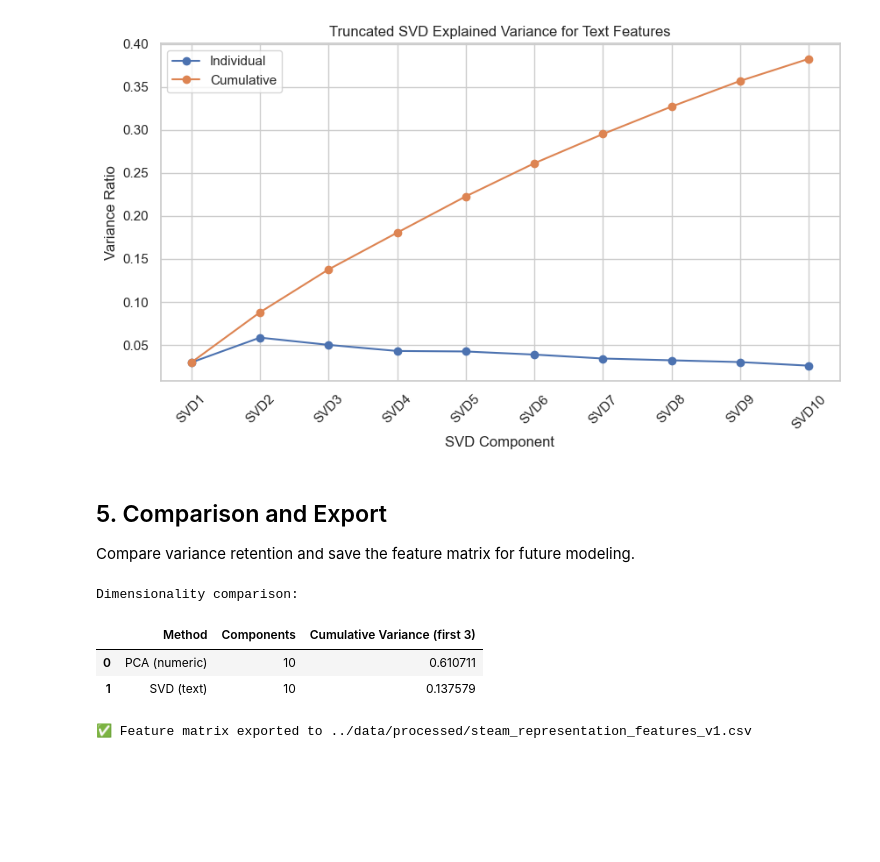
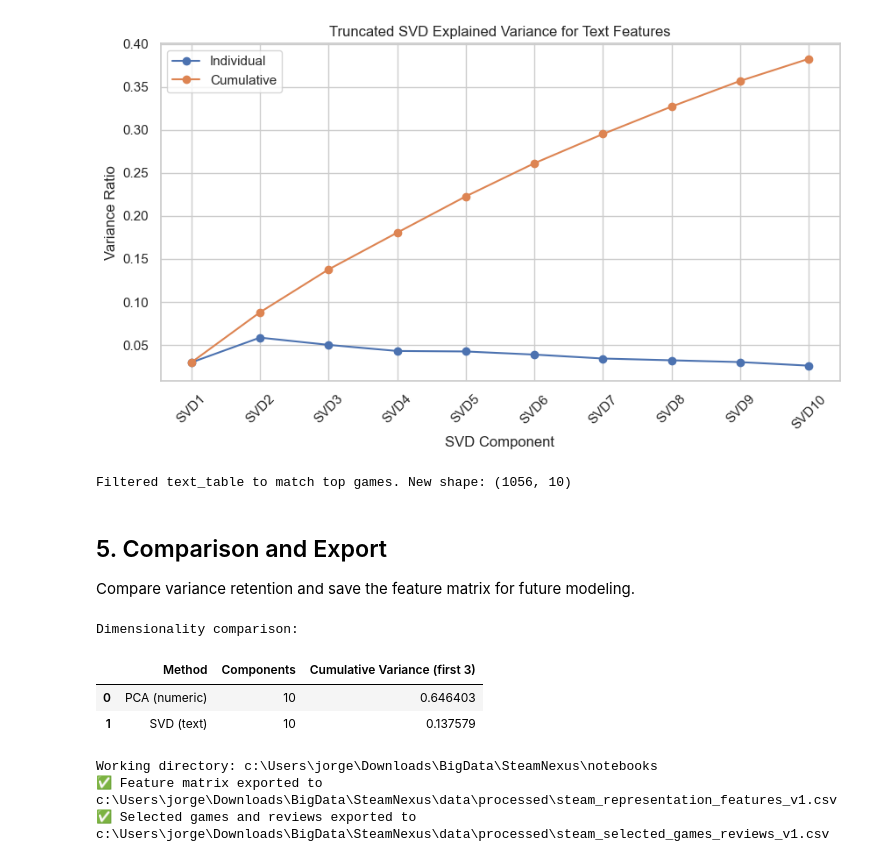
Before and after one commit to AbigailBG153/BigData, a Jupyter notebook: SteamNexus/notebooks/04_representation_dimensionality_v1.ipynb, the cells around one changed output. Cells and saved outputs as stored; diff of their text form; code cells hidden in the pictures; blank space fills up the shorter version.

Commit message:
complete notebooks and report

```diff
--- a/SteamNexus/notebooks/04_representation_dimensionality_v1.ipynb
+++ b/SteamNexus/notebooks/04_representation_dimensionality_v1.ipynb
@@ -105,3 +135,10 @@ feature_table[['Price', 'Positive', 'Negative', 'Review_count', 'avg_review_scor
 | 2 | 4.99 | 21 | 3 | 0 | 0.0 | 0 | 0.0 | ... |
 | 3 | 8.99 | 0 | 0 | 0 | 0.0 | 0 | 0.0 | ... |
 | 4 | 4.99 | 0 | 0 | 0 | 0.0 | 0 | 0.0 | ... |
+# %%
+# Filter to games with reviews and select top 10,000 by review count to reduce dataset size
+feature_table = feature_table[feature_table['Review_count'] > 0].nlargest(10000, 'Review_count').reset_index(drop=True)
+
+print(f'Filtered to top 10,000 games by review count. New shape: {feature_table.shape}')
+print(f'Sample of filtered games:')
+feature_table[['Name', 'Review_count', 'Positive', 'Negative']].head()
@@ -263,6 +309,13 @@ Text-SVD explained variance:
 | 8 | SVD9 | 0.029847 | 0.356860 |
 | 9 | SVD10 | 0.025676 | 0.382537 |
 [figure]
+# %%
+# Filter text_table to match the filtered feature_table AppIDs
+text_table = text_table[text_table['AppID'].isin(feature_table['AppID'])].reset_index(drop=True)
+
+print(f'Filtered text_table to match top games. New shape: {text_table.shape}')
+# %% [output]
+Filtered text_table to match top games. New shape: (1056, 10)
 # %% [markdown]
 ## 5. Comparison and Export
 
@@ -270,26 +323,41 @@ Compare variance retention and save the feature matrix for future modeling.
 # %%
 comparison = pd.DataFrame({
     'Method': ['PCA (numeric)', 'SVD (text)'],
     'Components': [len(explained), len(svd_explained)],
     'Cumulative Variance (first 3)': [explained['Cumulative Variance'].iloc[2], svd_explained['Cumulative Variance'].iloc[2]]
 })
 
 print('Dimensionality comparison:')
 display(comparison)
 
+from pathlib import Path
+
 # Save the numeric feature table for later use
-output_dir = '../data/processed'
+output_dir = Path.cwd().parent / 'data' / 'processed'
+output_dir.mkdir(parents=True, exist_ok=True)
 feature_table_to_save = feature_table[
     ['AppID', 'Name', 'Price', 'Genres', 'Tags', 'Positive', 'Negative',
      'Review_count', 'avg_review_score', 'sum_review_votes', 'avg_review_votes',
      'Release_year', 'Genre_count', 'Tag_count', 'PC1', 'PC2']
 ]
-feature_table_to_save.to_csv(f'{output_dir}/steam_representation_features_v1.csv', index=False)
+feature_table_to_save.to_csv(output_dir / 'steam_representation_features_v1.csv', index=False)
 
-print(f'✅ Feature matrix exported to {output_dir}/steam_representation_features_v1.csv')
+# Save the selected review subset for the games used in this analysis
+review_ids = pd.to_numeric(feature_table['AppID'], errors='coerce').dropna().astype('Int64')
+selected_reviews = df_integrated.copy()
+selected_reviews['app_id_num'] = pd.to_numeric(selected_reviews['app_id'], errors='coerce').astype('Int64')
+selected_reviews = selected_reviews[selected_reviews['app_id_num'].isin(review_ids)].copy()
+selected_reviews = selected_reviews[df_integrated.columns.tolist()]
+selected_reviews.to_csv(output_dir / 'steam_selected_games_reviews_v1.csv', index=False)
+
+print('Working directory:', Path.cwd())
+print(f'✅ Feature matrix exported to {output_dir / "steam_representation_features_v1.csv"}')
+print(f'✅ Selected games and reviews exported to {output_dir / "steam_selected_games_reviews_v1.csv"}')
 # %% [output]
 Dimensionality comparison:
 |  | Method | Components | Cumulative Variance (first 3) |
-| 0 | PCA (numeric) | 10 | 0.610711 |
+| 0 | PCA (numeric) | 10 | 0.646403 |
 | 1 | SVD (text) | 10 | 0.137579 |
-✅ Feature matrix exported to ../data/processed/steam_representation_features_v1.csv
+Working directory: c:\Users\jorge\Downloads\BigData\SteamNexus\notebooks
+✅ Feature matrix exported to c:\Users\jorge\Downloads\BigData\SteamNexus\data\processed\steam_representation_features_v1.csv
+✅ Selected games and reviews exported to c:\Users\jorge\Downloads\BigData\SteamNexus\data\processed\steam_selected_games_reviews_v1.csv
```
Also changed, not shown: parts of 7 cells of this notebook, 1 other file.
